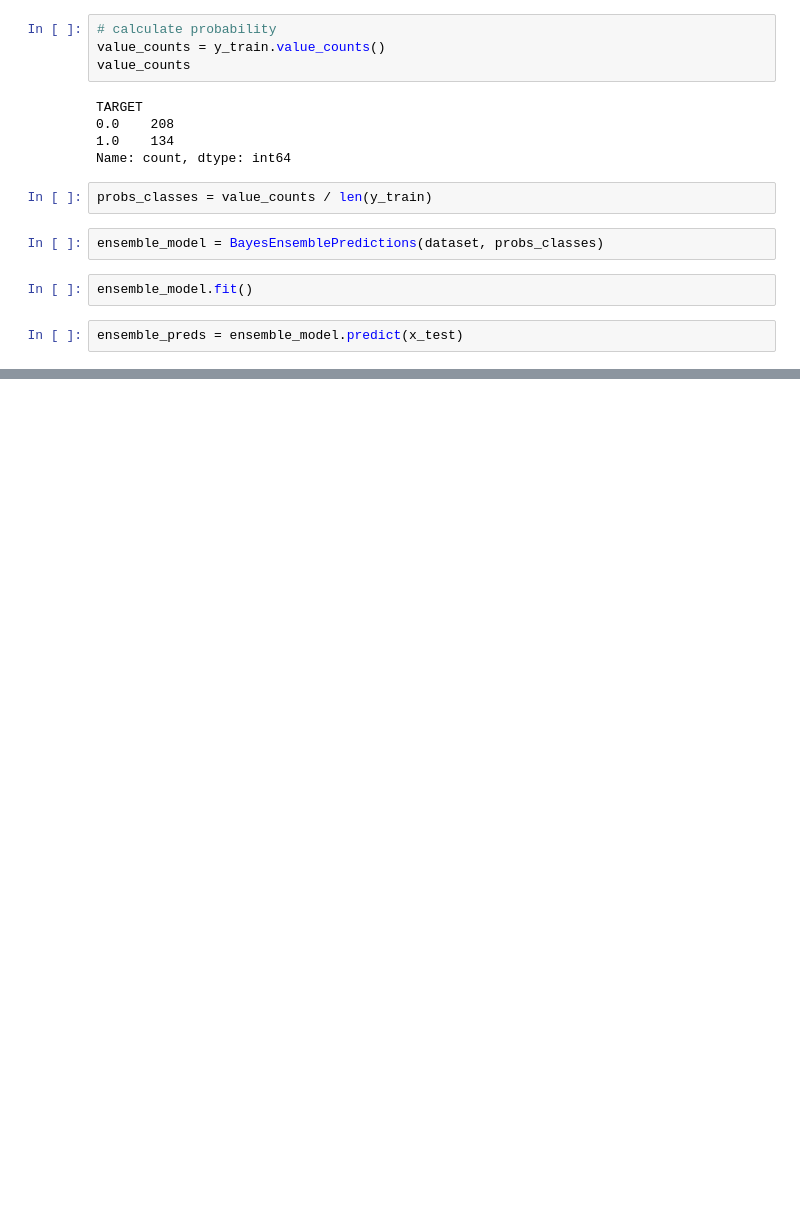
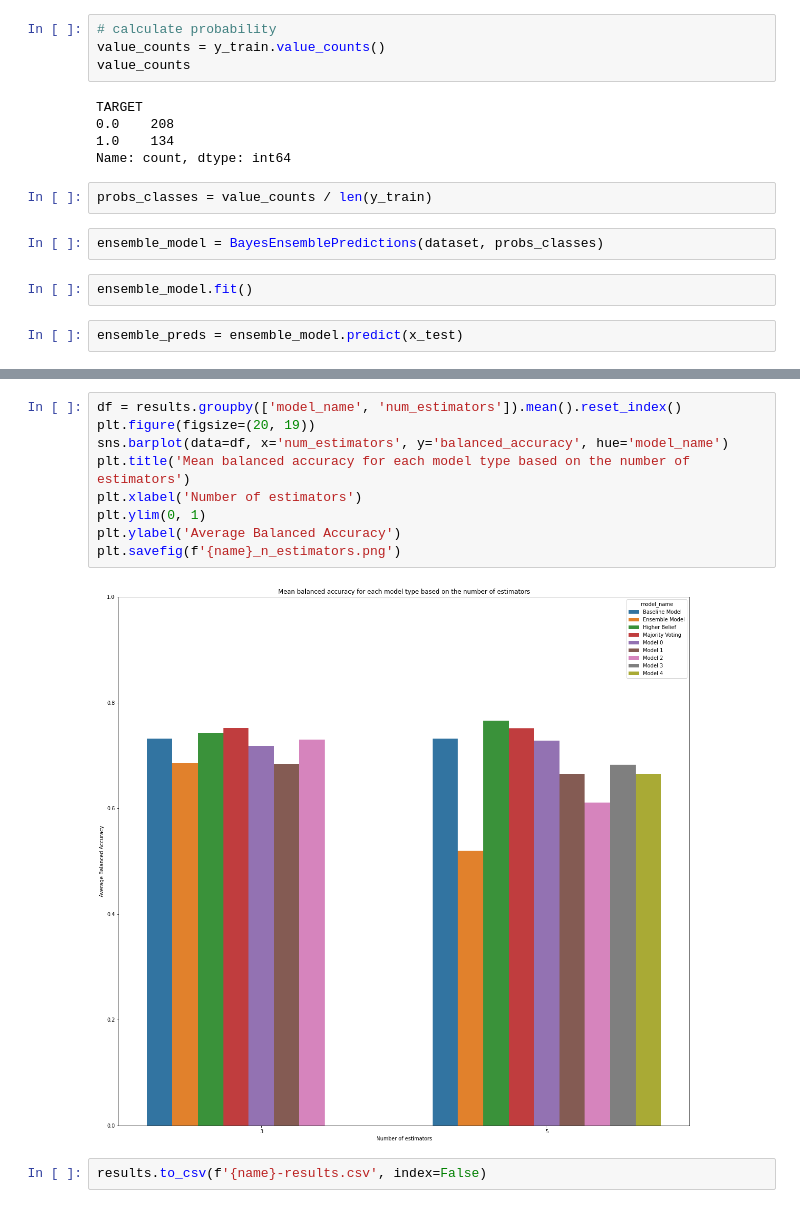
Before and after one commit to PugtgYosuky/FIAD-project, a Jupyter notebook: src/bayes.ipynb, the cells around one changed output, grey strips where cells are left out. Drawn from its saved outputs; the diff is of its cells as text; blank space fills up the shorter version.

```diff
--- a/src/bayes.ipynb
+++ b/src/bayes.ipynb
@@ -327,0 +543,13 @@ model.predict_proba(test)
+# %%
+df = results.groupby(['model_name', 'num_estimators']).mean().reset_index()
+plt.figure(figsize=(20, 19))
+sns.barplot(data=df, x='num_estimators', y='balanced_accuracy', hue='model_name')
+plt.title('Mean balanced accuracy for each model type based on the number of estimators')
+plt.xlabel('Number of estimators')
+plt.ylim(0, 1)
+plt.ylabel('Average Balanced Accuracy')
+plt.savefig(f'{name}_n_estimators.png')
+# %% [output]
+[figure, added]
+# %%
+results.to_csv(f'{name}-results.csv', index=False)
```
Also changed, not shown: parts of 45 cells of this notebook.
